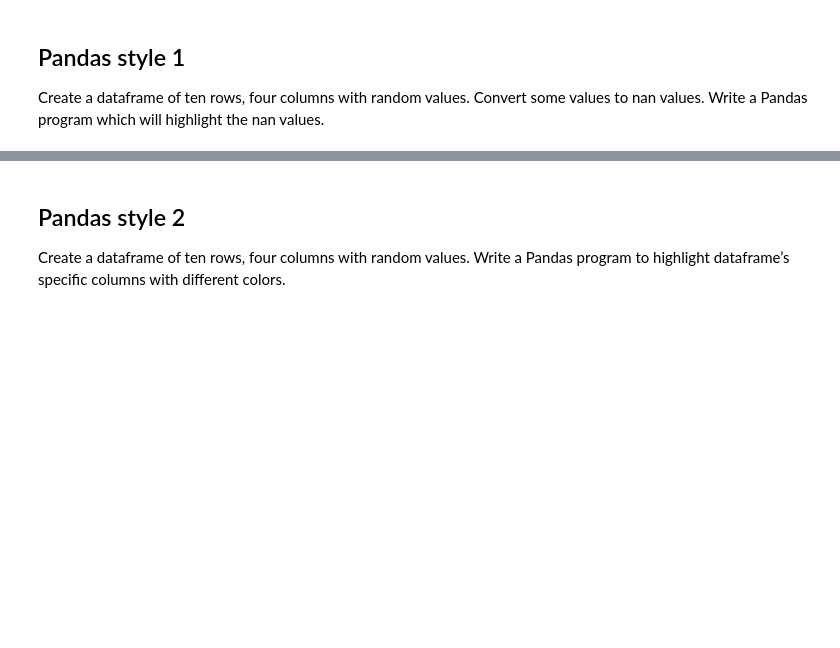
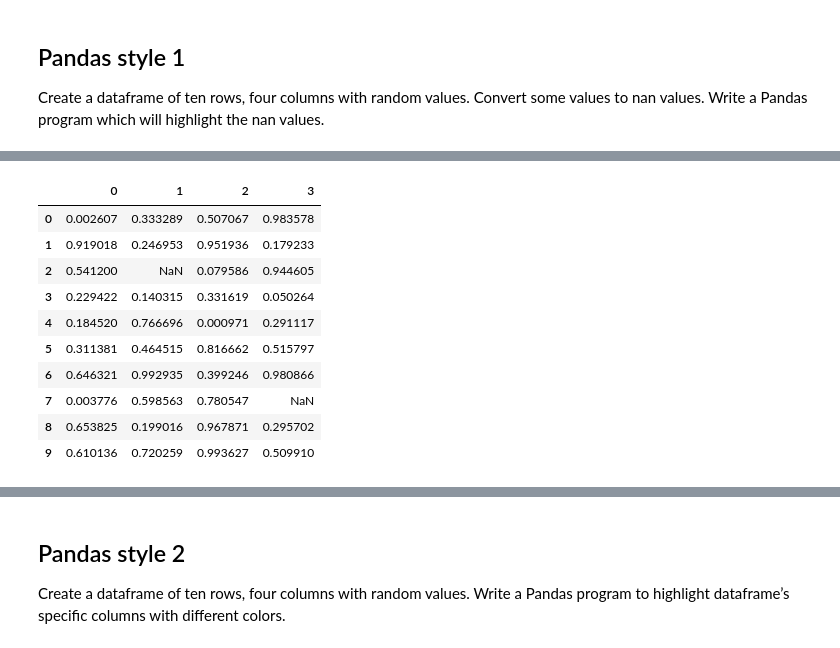
Before and after one commit to ghilu91/exercises_pandas_numpy, a Jupyter notebook: exercises_pandas_students.ipynb, the cells around one changed output, grey strips where cells are left out. Cells and saved outputs as stored; diff of their text form; code cells hidden in the pictures; blank space fills up the shorter version.

```diff
--- a/exercises_pandas_students.ipynb
+++ b/exercises_pandas_students.ipynb
@@ -44,0 +80,16 @@ Create a dataframe of ten rows, four columns with random values. Convert some va
+# %%
+df1.loc[2,1] = pd.NA
+df1.loc[7,3] = pd.NA
+df1
+# %% [output]
+|  | 0 | 1 | 2 | 3 |
+| 0 | 0.002607 | 0.333289 | 0.507067 | 0.983578 |
+| 1 | 0.919018 | 0.246953 | 0.951936 | 0.179233 |
+| 2 | 0.541200 | NaN | 0.079586 | 0.944605 |
+| 3 | 0.229422 | 0.140315 | 0.331619 | 0.050264 |
+| 4 | 0.184520 | 0.766696 | 0.000971 | 0.291117 |
+| 5 | 0.311381 | 0.464515 | 0.816662 | 0.515797 |
+| 6 | 0.646321 | 0.992935 | 0.399246 | 0.980866 |
+| 7 | 0.003776 | 0.598563 | 0.780547 | NaN |
+| 8 | 0.653825 | 0.199016 | 0.967871 | 0.295702 |
+| 9 | 0.610136 | 0.720259 | 0.993627 | 0.509910 |
```
Also changed, not shown: parts of 9 cells of this notebook.
